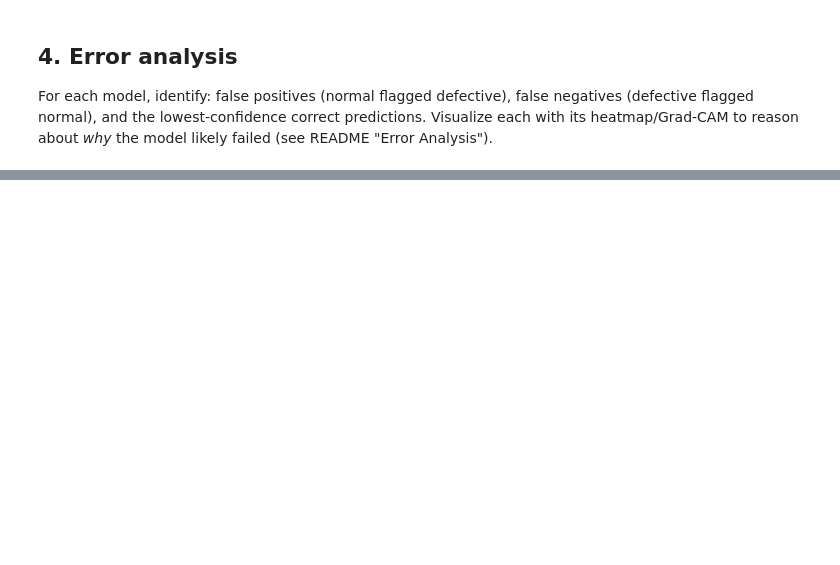
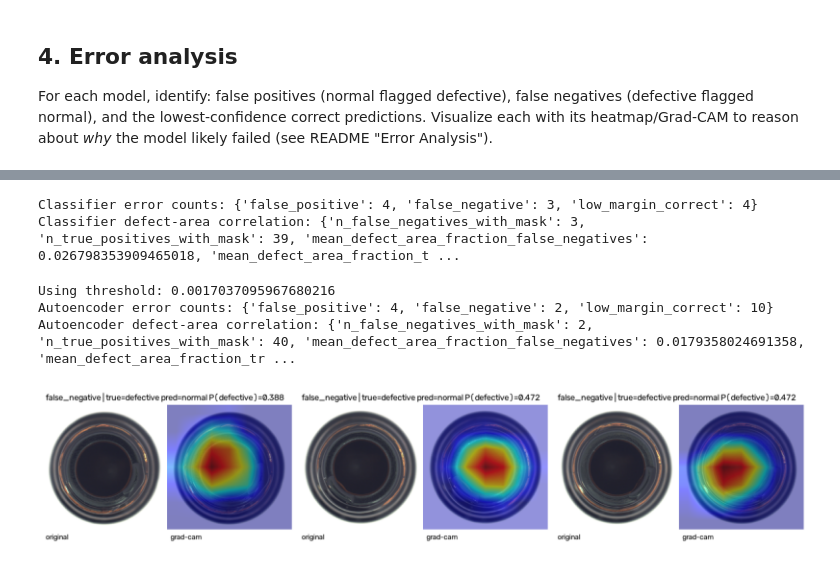
Before and after one commit to soumarya2004/Industrial-Image-Anomaly-Detection, a Jupyter notebook: notebooks/02_model_analysis.ipynb, the cells around one changed output, grey strips where cells are left out. Saved outputs shown, nothing was run; the diff lists cells and outputs as text; code cells hidden in the pictures; blank space fills up the shorter version.

Commit message:
added error analysis and update results

```diff
--- a/notebooks/02_model_analysis.ipynb
+++ b/notebooks/02_model_analysis.ipynb
@@ -354,0 +230,62 @@ False negatives:
+# %%
+from src.data.dataset import build_samples
+from src.evaluation.error_analysis import(
+    analyze_autoencoder_errors, analyze_classifier_errors,
+    summarize_defect_area_vs_failure,
+)
+from src.inference import load_autoencoder, load_classifier
+from src.utils import get_device
+
+device=get_device(prefer_cuda=True)
+classifier, clf_cfg=load_classifier('../models/classifier/best_model.pt', device)
+autoencoder, ae_cfg=load_autoencoder('../models/autoencoder/best_model.pt', device)
+
+test_samples=build_samples(
+    '../data/mvtec_ad', 'bottle', 'labeled_test',
+    seed=clf_cfg['experiment']['seed'], val_fraction=clf_cfg['data']['val_fraction'],
+)
+
+clf_results=analyze_classifier_errors(
+    classifier, clf_cfg, device, test_samples, output_dir='../results/examples/classifier'
+)
+print('Classifier error counts:', clf_results['counts'])
+print('Classifier defect-area correlation:', summarize_defect_area_vs_failure(clf_results['records']))
+# %% [output]
+Classifier error counts: {'false_positive': 4, 'false_negative': 3, 'low_margin_correct': 4}
+Classifier defect-area correlation: {'n_false_negatives_with_mask': 3, 'n_true_positives_with_mask': 39, 'mean_defect_area_fraction_false_negatives': 0.026798353909465018, 'mean_defect_area_fraction_t ...
+# %%
+#pull the autoencoder's selected threshold from its logged experiment
+from src.evaluation.experiment_log import load_all_experiments
+
+ae_records=[r for r in load_all_experiments('../results/experiments') if 'autoencoder' in r['experiment_name']]
+threshold=ae_records[-1]['metrics']['selected_threshold']
+print('Using threshold:', threshold)
+
+ae_results=analyze_autoencoder_errors(
+    autoencoder, ae_cfg, device, test_samples, threshold, output_dir='../results/examples/autoencoder'
+)
+print('Autoencoder error counts:', ae_results['counts'])
+print('Autoencoder defect-area correlation:', summarize_defect_area_vs_failure(ae_results['records']))
+# %% [output]
+Using threshold: 0.0017037095967680216
+Autoencoder error counts: {'false_positive': 4, 'false_negative': 2, 'low_margin_correct': 10}
+Autoencoder defect-area correlation: {'n_false_negatives_with_mask': 2, 'n_true_positives_with_mask': 40, 'mean_defect_area_fraction_false_negatives': 0.0179358024691358, 'mean_defect_area_fraction_tr ...
+# %%
+#visually inspect the saved composite images for the worst failures
+import matplotlib.pyplot as plt
+from PIL import Image as PILImage
+
+fn_records=[r for r in clf_results['records'] if r['error_type'] == 'false_negative']
+n_show=min(3, len(fn_records))
+if n_show:
+    fig, axes=plt.subplots(1, n_show, figsize=(6 * n_show, 5))
+    axes=[axes] if n_show==1 else axes
+    for ax, r in zip(axes, fn_records[:n_show]):
+        ax.imshow(PILImage.open(r['saved_visualization_path']))
+        ax.axis('off')
+    plt.tight_layout()
+    plt.show()
+else:
+    print('No classifier false negatives to show.')
+# %% [output]
+[figure, added]
```
Also changed, not shown: parts of 4 cells of this notebook, 32 other files.
